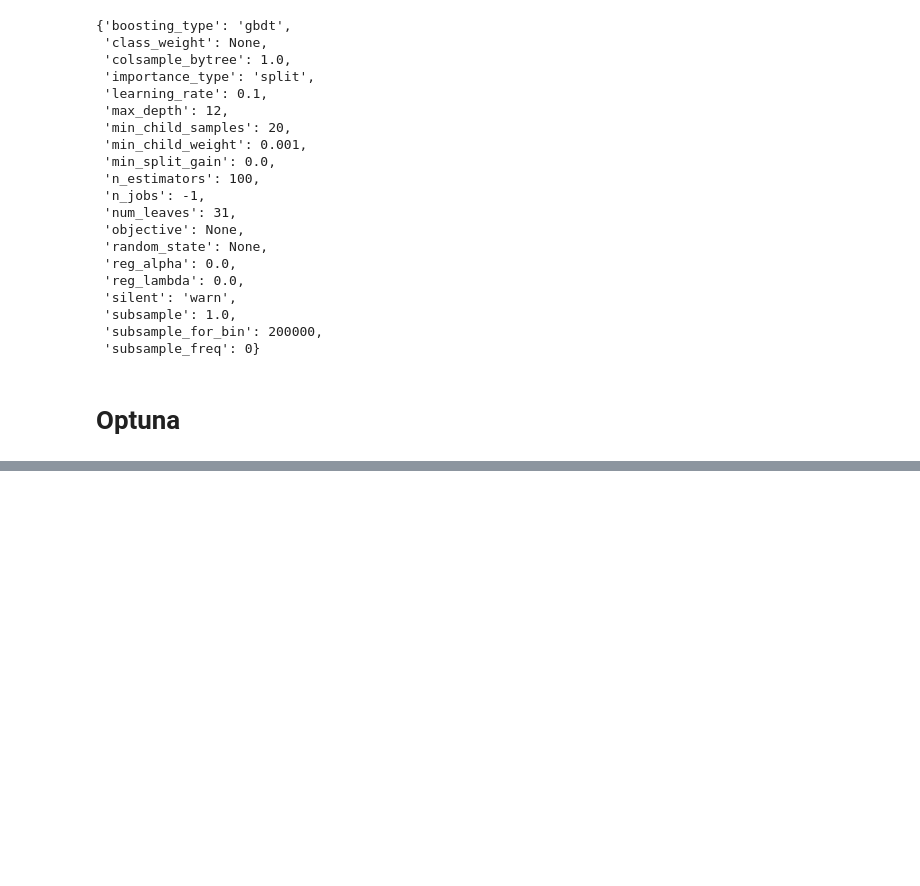
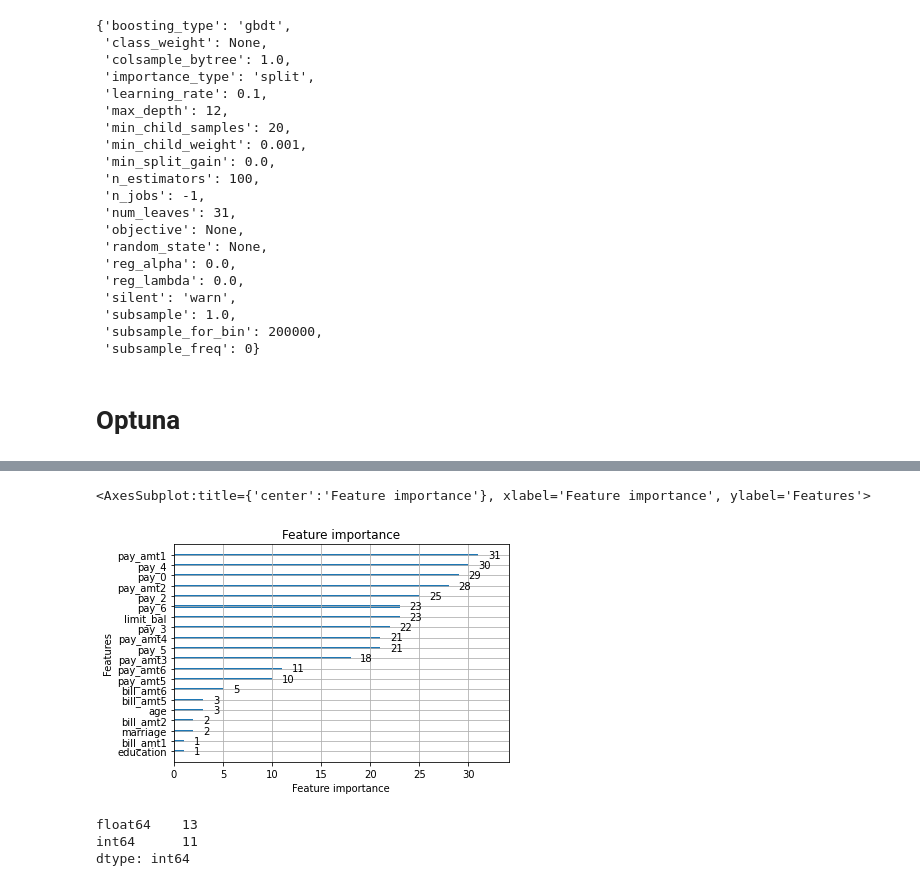
Before and after one commit to vitorpbarbosa7/code_snippets_data_science, a Jupyter notebook: 03_credit_risk_modelling_optuna/03_lightgbm_model_tuning_parameters.ipynb, the cells around one changed output, grey strips where cells are left out. Saved outputs shown, nothing was run; the diff lists cells and outputs as text; code cells hidden in the pictures; blank space fills up the shorter version.

```diff
--- a/03_credit_risk_modelling_optuna/03_lightgbm_model_tuning_parameters.ipynb
+++ b/03_credit_risk_modelling_optuna/03_lightgbm_model_tuning_parameters.ipynb
@@ -232,3 +258,14 @@ mbest.oos.scores
+# %%
+lgb.plot_importance(booster = best)
+# %% [output]
+<AxesSubplot:title={'center':'Feature importance'}, xlabel='Feature importance', ylabel='Features'>
+[figure, added]
+# %%
+df.dtypes.value_counts()
+# %% [output]
+float64    13
+int64      11
+dtype: int64
 # %%
 base = lgb.LGBMClassifier().set_params(**baseparams)
 
```
Also changed, not shown: parts of 9 cells of this notebook, 7 other files.
